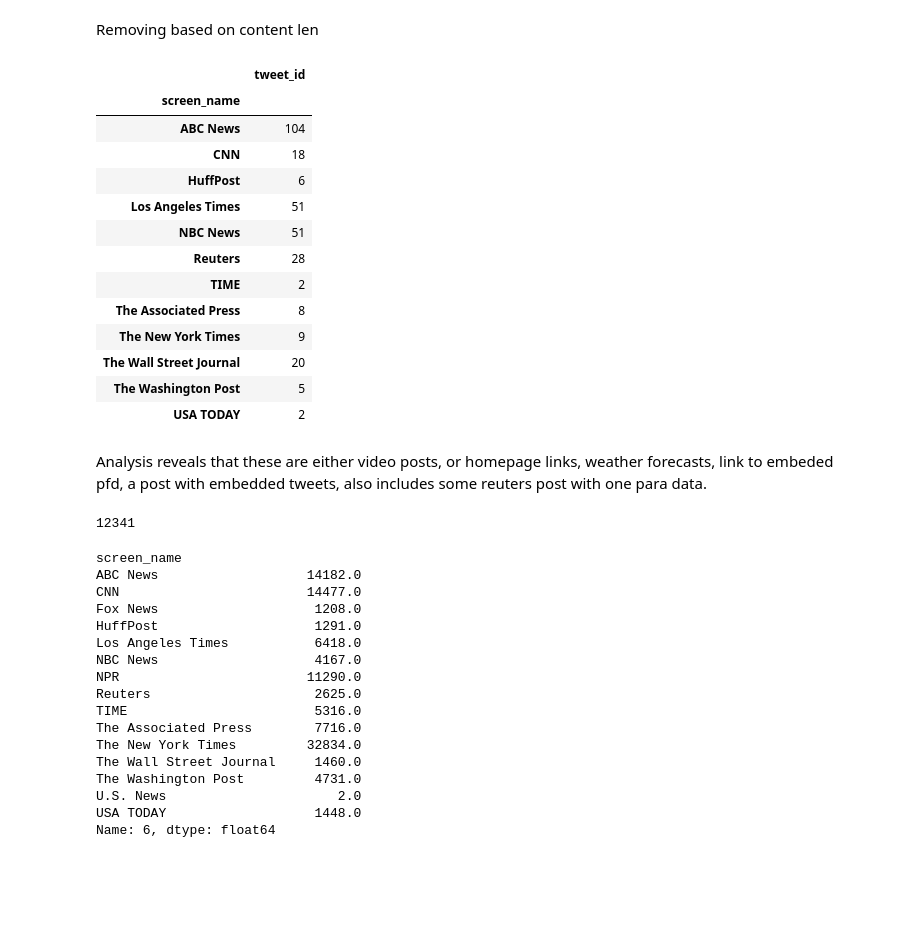
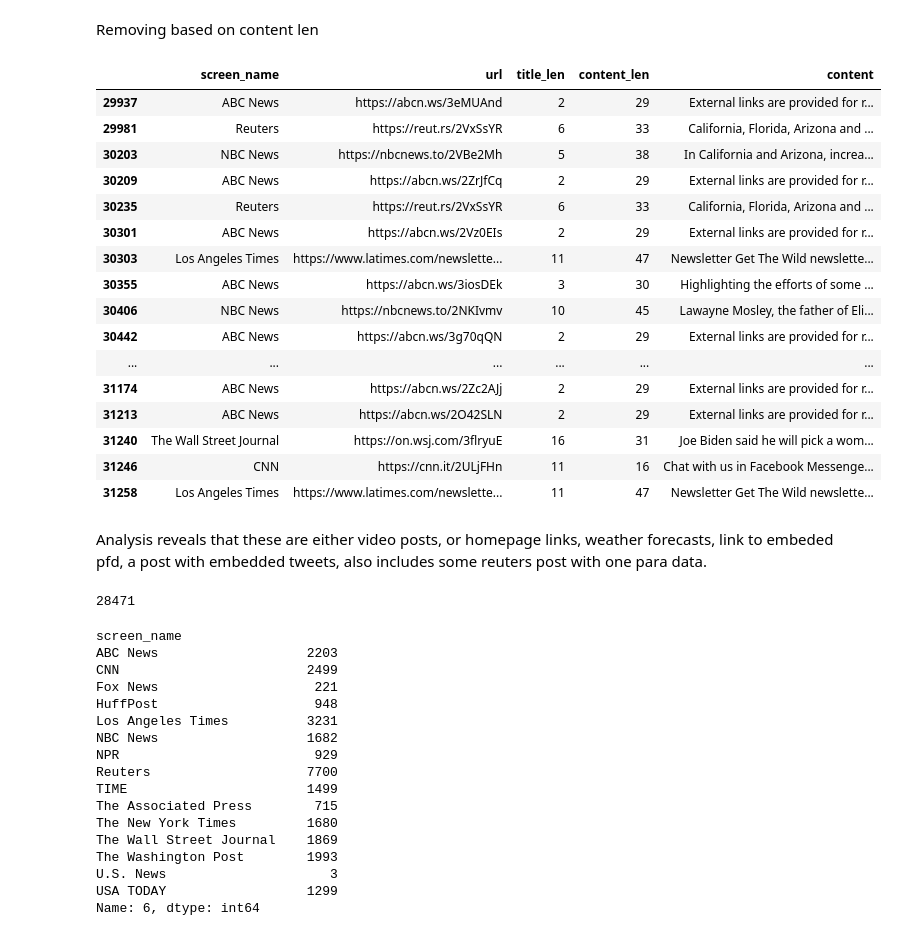
Before and after one commit to raaahulss/project_viralnews, a Jupyter notebook: dataset/Dataset Cleaner.ipynb, the cells around one changed output. Cells and saved outputs as stored; diff of their text form; code cells hidden in the pictures; blank space fills up the shorter version.

```diff
--- a/dataset/Dataset Cleaner.ipynb
+++ b/dataset/Dataset Cleaner.ipynb
@@ -10,7 +10,7 @@ import matplotlib.pylab as plt
 import requests
 # %%
 # dataframe = pd.read_csv("./Organic_extended.csv", index_col=0)
-dataframe = pd.read_csv("./Organic_extended3_2.csv", sep="|", index_col=0)
+dataframe = pd.read_csv("./Organic_extended_final.csv", sep="|", index_col=0)
 print(len(dataframe))
 dataframe[['screen_name','tweet_id']].groupby('screen_name').count()
 # %% [output]
@@ -109,7 +99,9 @@ dataframe.loc[condition, ['screen_name','url']].groupby('screen_name').count()
 Removing non Parent
 # %%
 dataframe.loc[condition, 'expanded_url']= np.nan
-dataframe = dataframe.dropna()
+dataframe = dataframe.dropna(subset=['expanded_url'])
 print(len(dataframe))
+dataframe.loc[condition, ['screen_name','url', 'expanded_url']]
+
 dataframe[['screen_name','tweet_id']].groupby('screen_name').count()
 # %% [output]
@@ -192,47 +189,50 @@ Found legit title names like India-china clash for low title range. The one poin
 Removing based on content len
 # %%
 condition = (dataframe['content_len'] <50)
-# dataframe.loc[condition, ['screen_name','url','title_len','content_len']].tail(30)
-dataframe.loc[condition, ['screen_name','tweet_id']].groupby('screen_name').count()
+dataframe.loc[condition, ['screen_name','url','title_len','content_len','content']].tail(30)
+# dataframe.loc[condition, ['screen_name','tweet_id']].groupby('screen_name').count()
 # %% [output]
-|  | tweet_id |
-| screen_name |  |
-| ABC News | 104 |
-| CNN | 18 |
-| HuffPost | 6 |
-| Los Angeles Times | 51 |
-| NBC News | 51 |
-| Reuters | 28 |
-| TIME | 2 |
-| The Associated Press | 8 |
-| The New York Times | 9 |
-| The Wall Street Journal | 20 |
-| The Washington Post | 5 |
-| USA TODAY | 2 |
+|  | screen_name | url | title_len | content_len | content |
+| 29937 | ABC News | https://abcn.ws/3eMUAnd | 2 | 29 | External links are provided for r... |
+| 29981 | Reuters | https://reut.rs/2VxSsYR | 6 | 33 | California, Florida, Arizona and ... |
+| 30203 | NBC News | https://nbcnews.to/2VBe2Mh | 5 | 38 | In California and Arizona, increa... |
+| 30209 | ABC News | https://abcn.ws/2ZrJfCq | 2 | 29 | External links are provided for r... |
+| 30235 | Reuters | https://reut.rs/2VxSsYR | 6 | 33 | California, Florida, Arizona and ... |
+| 30301 | ABC News | https://abcn.ws/2Vz0EIs | 2 | 29 | External links are provided for r... |
+| 30303 | Los Angeles Times | https://www.latimes.com/newslette... | 11 | 47 | Newsletter Get The Wild newslette... |
+| 30355 | ABC News | https://abcn.ws/3iosDEk | 3 | 30 | Highlighting the efforts of some ... |
+| 30406 | NBC News | https://nbcnews.to/2NKIvmv | 10 | 45 | Lawayne Mosley, the father of Eli... |
+| 30442 | ABC News | https://abcn.ws/3g70qQN | 2 | 29 | External links are provided for r... |
+| ... | ... | ... | ... | ... | ... |
+| 31174 | ABC News | https://abcn.ws/2Zc2AJj | 2 | 29 | External links are provided for r... |
+| 31213 | ABC News | https://abcn.ws/2O42SLN | 2 | 29 | External links are provided for r... |
+| 31240 | The Wall Street Journal | https://on.wsj.com/3flryuE | 16 | 31 | Joe Biden said he will pick a wom... |
+| 31246 | CNN | https://cnn.it/2ULjFHn | 11 | 16 | Chat with us in Facebook Messenge... |
+| 31258 | Los Angeles Times | https://www.latimes.com/newslette... | 11 | 47 | Newsletter Get The Wild newslette... |
 # %% [markdown]
 Analysis reveals that these are either video posts, or homepage links, weather forecasts, link to embeded pfd, a post with embedded tweets, also includes some reuters post with one para data.
 # %%
 dataframe.loc[condition, 'content'] = np.nan
 dataframe = dataframe.dropna()
 print(len(dataframe))
-dataframe[['screen_name','6']].groupby('screen_name')['6'].max()
+dataframe[['screen_name','6']].groupby('screen_name')['6'].count()
 # %% [output]
-12341
+28471
 screen_name
-ABC News                   14182.0
-CNN                        14477.0
-Fox News                    1208.0
-HuffPost                    1291.0
-Los Angeles Times           6418.0
-NBC News                    4167.0
-NPR                        11290.0
-Reuters                     2625.0
-TIME                        5316.0
-The Associated Press        7716.0
-The New York Times         32834.0
-The Wall Street Journal     1460.0
-The Washington Post         4731.0
-U.S. News                      2.0
-USA TODAY                   1448.0
-Name: 6, dtype: float64
+ABC News                   2203
+CNN                        2499
+Fox News                    221
+HuffPost                    948
+Los Angeles Times          3231
+NBC News                   1682
+NPR                         929
+Reuters                    7700
+TIME                       1499
+The Associated Press        715
+The New York Times         1680
+The Wall Street Journal    1869
+The Washington Post        1993
+U.S. News                     3
+USA TODAY                  1299
+Name: 6, dtype: int64
 # %%
```
Also changed, not shown: parts of 14 cells of this notebook, 1 other file.
